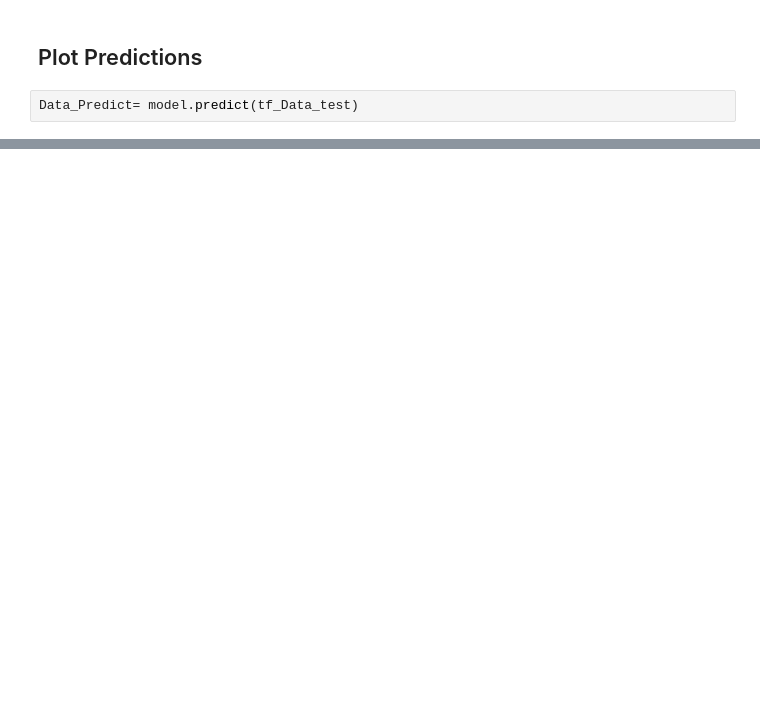
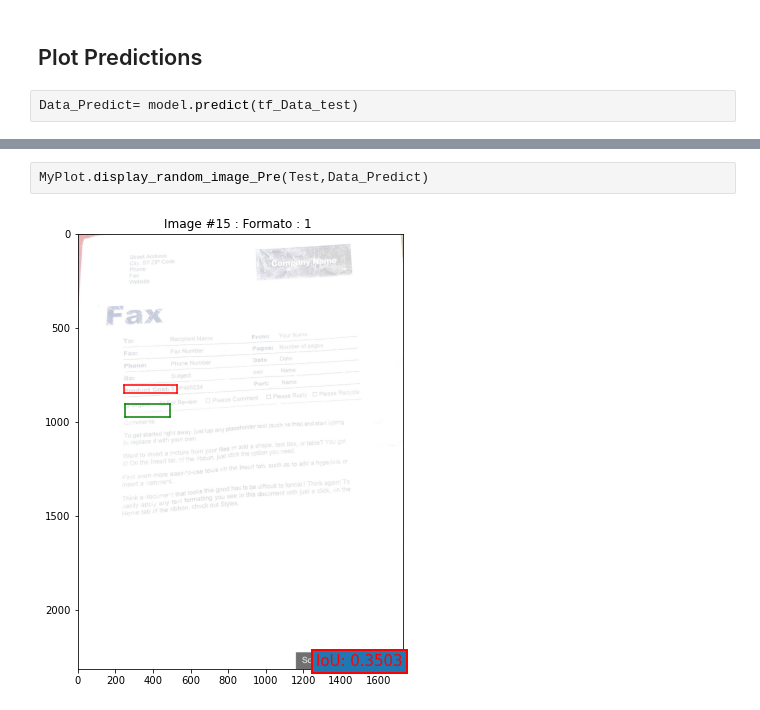
Before and after one commit to NILodio/EACD-MONOGRAFIA, a Jupyter notebook: 01_main.ipynb, the cells around one changed output, grey strips where cells are left out. Saved outputs shown, nothing was run; the diff lists cells and outputs as text; blank space fills up the shorter version.

```diff
--- a/01_main.ipynb
+++ b/01_main.ipynb
@@ -251,0 +232,4 @@ Test.shape
+# %%
+MyPlot.display_random_image_Pre(Test,Data_Predict)
+# %% [output]
+[figure, added]
```
Also changed, not shown: parts of 13 cells of this notebook.
